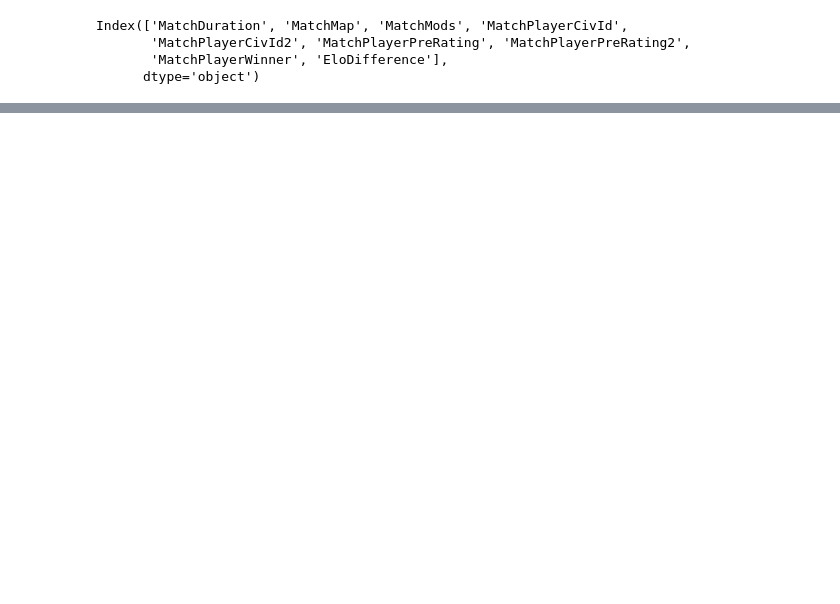
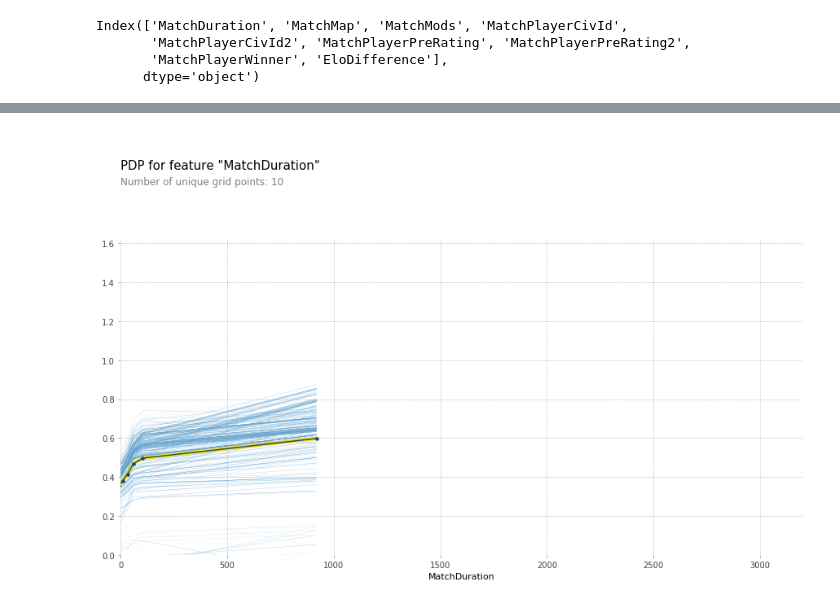
Before and after one commit to Mike-Xie/DS-Unit-2-Build-Week, a Jupyter notebook: Mike_Xie_Unit_2_Build_Week.ipynb, the cells around one changed output, grey strips where cells are left out. Saved outputs shown, nothing was run; the diff lists cells and outputs as text; code cells hidden in the pictures; blank space fills up the shorter version.

```diff
--- a/Mike_Xie_Unit_2_Build_Week.ipynb
+++ b/Mike_Xie_Unit_2_Build_Week.ipynb
@@ -400,8 +466,8 @@ y_val = val[target]
 # %%
+from sklearn.ensemble import RandomForestClassifier
 pipeline = make_pipeline(
     ce.OrdinalEncoder(),
-    #RandomForestClassifier(n_estimators = 100, n_jobs=-1)
-    DecisionTreeClassifier(random_state=42)
+    RandomForestClassifier(n_estimators = 100, n_jobs=-1)
 )
 
 pipeline.fit(X_train, y_train)
@@ -410,5 +476,5 @@ y_pred = pipeline.predict(X_val)
 
 print('Train Accuracy', pipeline.score(X_train, y_train))
 
-# well, that's, not good
+print('Validation Accuracy', pipeline.score(X_val, y_val))
 # %% [output]
@@ -449,0 +485,18 @@ rm_1v1['EloDifference'].describe()
+# %%
+from sklearn.tree import DecisionTreeClassifier
+
+pipeline = make_pipeline(
+    ce.OrdinalEncoder(),
+
+    DecisionTreeClassifier(random_state=42)
+)
+
+pipeline.fit(X_train, y_train)
+
+y_pred = pipeline.predict(X_val)
+
+print('Train Accuracy', pipeline.score(X_train, y_train))
+
+print('Validation Accuracy', pipeline.score(X_val, y_val))
+
+# above baseline
@@ -449,0 +508,14 @@ rm_1v1['EloDifference'].describe()
+# %%
+from xgboost import XGBClassifier
+pipeline = make_pipeline(
+    ce.OrdinalEncoder(),
+    XGBClassifier(n_estimators=100, random_state=42, n_jobs=-1)
+)
+
+pipeline.fit(X_train, y_train)
+
+y_pred = pipeline.predict(X_val)
+
+print('Train Accuracy', pipeline.score(X_train, y_train))
+
+print('Validation Accuracy', pipeline.score(X_val, y_val))
@@ -522,0 +645,8 @@ plt.xlim(-1000,1000);
+# %%
+pdp_plot(isolated, feature_name='MatchDuration', plot_lines=True,
+         frac_to_plot=0.01)
+
+
+plt.xlim(0,3200);
+# %% [output]
+[figure, added]
```
Also changed, not shown: parts of 51 cells of this notebook.
